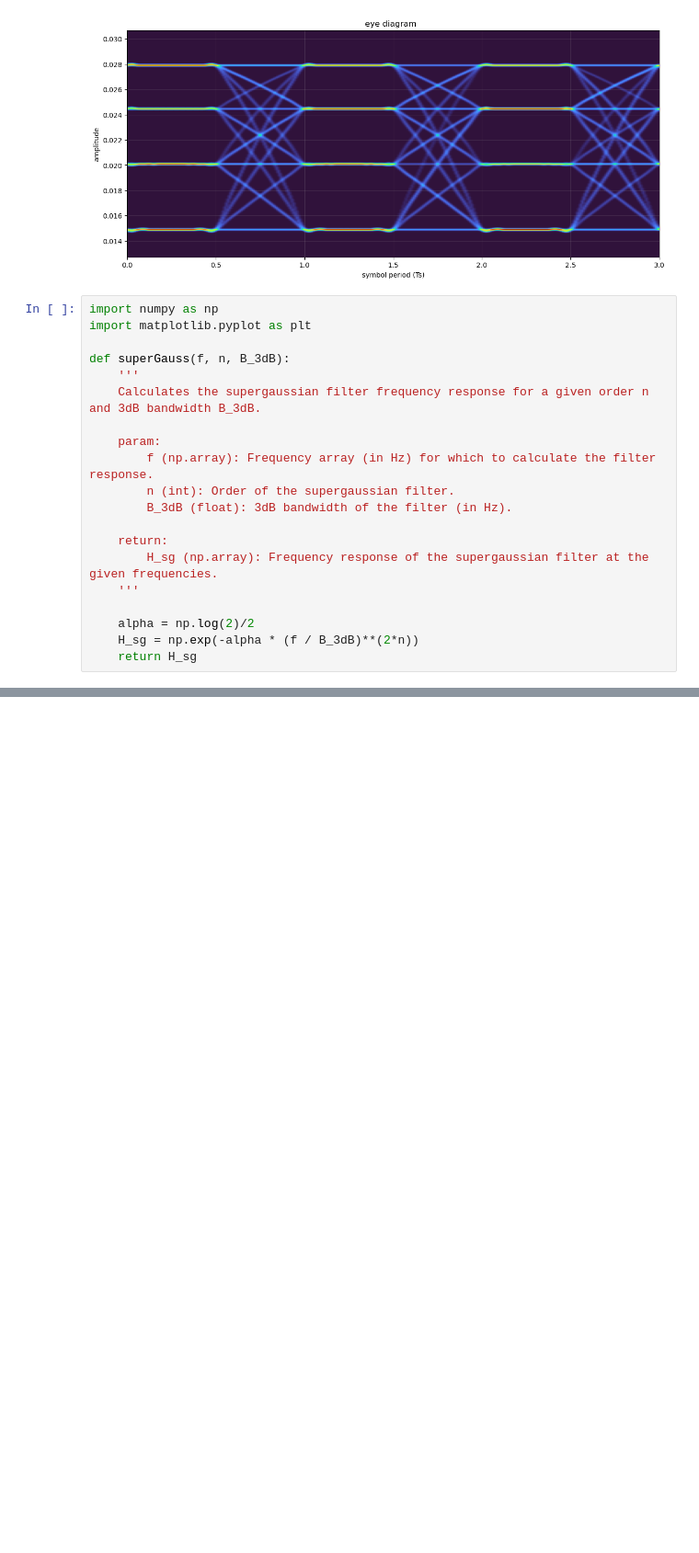
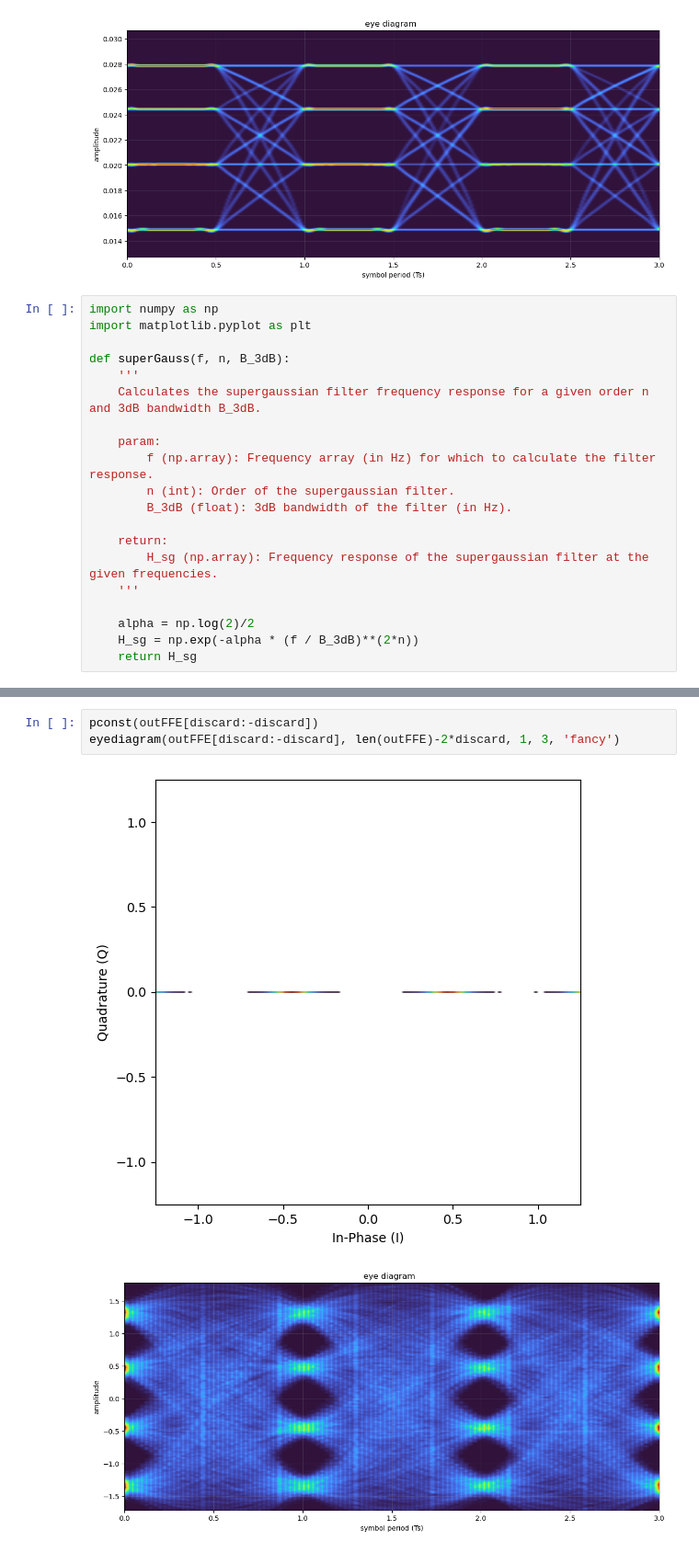
Before and after one commit to elmerfariass/Performance-Modeling-for-High-Capacity-IMDD-Systems, a Jupyter notebook: IMDD_Simulation/Section-II_Simulation.ipynb, the cells around one changed output, grey strips where cells are left out. Shown at 92% size. Cells and saved outputs as stored; diff of their text form; blank space fills up the shorter version.

```diff
--- a/IMDD_Simulation/Section-II_Simulation.ipynb
+++ b/IMDD_Simulation/Section-II_Simulation.ipynb
@@ -326,0 +331,6 @@ ZeroDivisionError: division by zero
+# %%
+pconst(outFFE[discard:-discard])
+eyediagram(outFFE[discard:-discard], len(outFFE)-2*discard, 1, 3, 'fancy')
+# %% [output]
+[figure, added]
+[figure, added]
```
Also changed, not shown: parts of 4 cells of this notebook.
